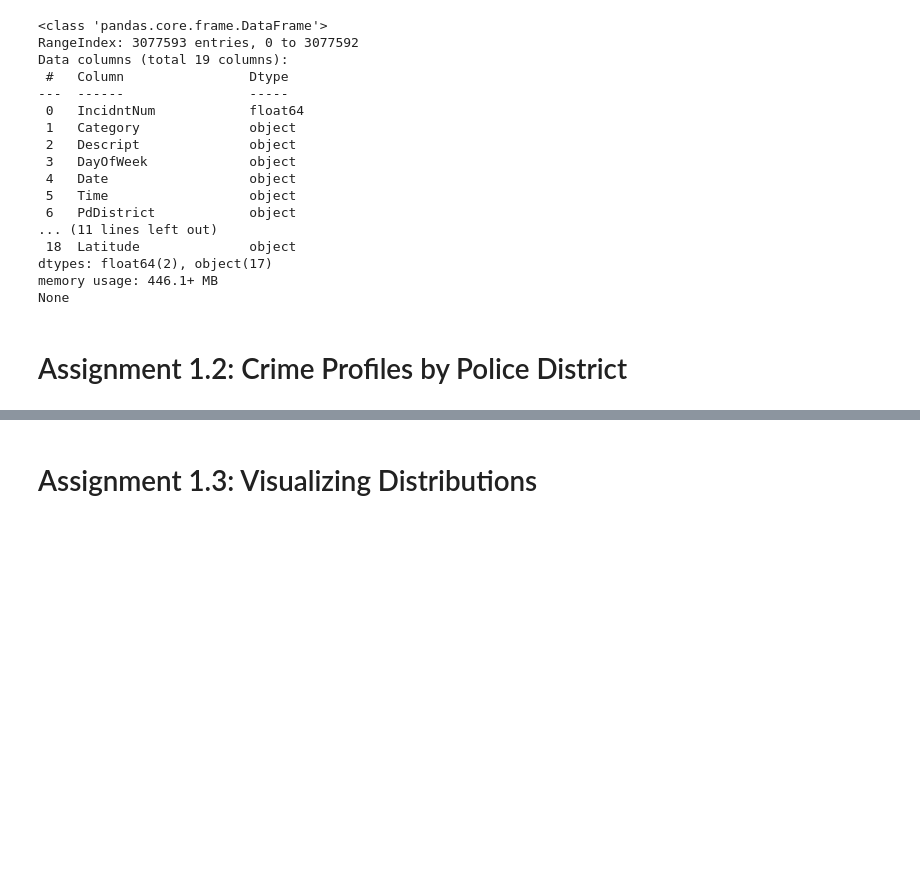
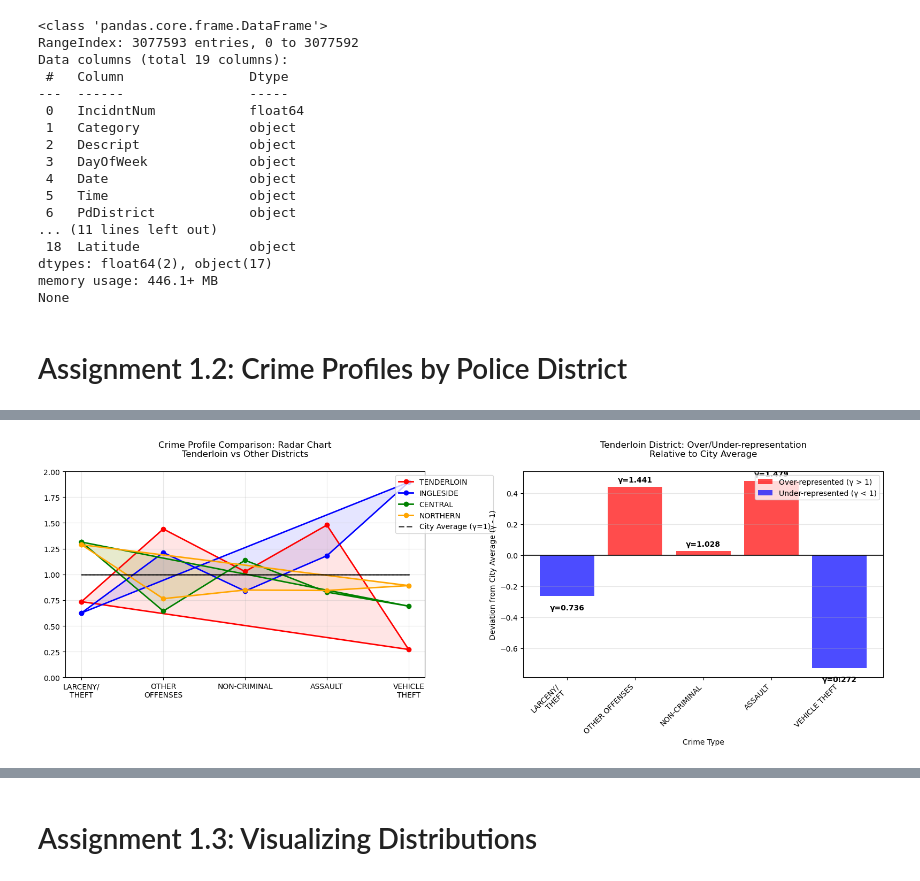
Before and after one commit to michmai/-02806-Social-Data-Analysis-and-Visualization, a Jupyter notebook: Assignment1.ipynb, the cells around one changed output, grey strips where cells are left out. Cells and saved outputs as stored; diff of their text form; code cells hidden in the pictures; blank space fills up the shorter version.

```diff
--- a/Assignment1.ipynb
+++ b/Assignment1.ipynb
@@ -73,0 +312,82 @@ None
+# %%
+# Detailed visualization comparing Tenderloin with city average and other notable districts
+fig, (ax1, ax2) = plt.subplots(1, 2, figsize=(16, 6))
+
+# 1. Radar chart comparing Tenderloin with city average
+import numpy as np
+
+# Select a few districts for comparison
+districts_to_compare = ['TENDERLOIN', 'INGLESIDE', 'CENTRAL', 'NORTHERN']
+crimes = personal_focus_crimes
+
+# Prepare data for radar chart
+angles = np.linspace(0, 2*np.pi, len(crimes), endpoint=False).tolist()
+angles += angles[:1]  # Complete the circle
+
+colors = ['red', 'blue', 'green', 'orange']
+
+for i, district in enumerate(districts_to_compare):
+    values = [gamma_matrix.loc[district, crime] for crime in crimes]
+    values += values[:1]  # Complete the circle
+
+    ax1.plot(angles, values, 'o-', linewidth=2, label=district, color=colors[i])
+    ax1.fill(angles, values, alpha=0.1, color=colors[i])
+
+# Add city average line (γ = 1)
+city_avg = [1] * (len(crimes) + 1)
+ax1.plot(angles, city_avg, 'k--', linewidth=2, alpha=0.7, label='City Average (γ=1)')
+
+ax1.set_xticks(angles[:-1])
+ax1.set_xticklabels([crime.replace('/', '/\n').replace(' ', '\n') for crime in crimes])
+ax1.set_ylim(0, 2)
+ax1.set_title('Crime Profile Comparison: Radar Chart\nTenderloin vs Other Districts', pad=20)
+ax1.legend(loc='upper right', bbox_to_anchor=(1.2, 1))
+ax1.grid(True, alpha=0.3)
+
+# 2. Bar chart showing Tenderloin's deviation from city average
+tenderloin_values = [gamma_matrix.loc['TENDERLOIN', crime] for crime in crimes]
+deviations = [val - 1 for val in tenderloin_values]  # Deviation from city average
+
+colors_bar = ['red' if dev > 0 else 'blue' for dev in deviations]
+bars = ax2.bar(range(len(crimes)), deviations, color=colors_bar, alpha=0.7)
+
+# Add value labels on bars
+for i, (bar, val, gamma_val) in enumerate(zip(bars, deviations, tenderloin_values)):
+    height = bar.get_height()
+    ax2.text(bar.get_x() + bar.get_width()/2., height + (0.02 if height > 0 else -0.05),
+             f'γ={gamma_val:.3f}', ha='center', va='bottom' if height > 0 else 'top',
+             fontweight='bold')
+
+ax2.axhline(y=0, color='black', linestyle='-', alpha=0.8)
+ax2.set_xlabel('Crime Type')
+ax2.set_ylabel('Deviation from City Average (γ - 1)')
+ax2.set_title('Tenderloin District: Over/Under-representation\nRelative to City Average', pad=20)
+ax2.set_xticks(range(len(crimes)))
+ax2.set_xticklabels([crime.replace('/', '/\n') for crime in crimes], rotation=45, ha='right')
+ax2.grid(axis='y', alpha=0.3)
+
+# Add legend
+from matplotlib.patches import Patch
+legend_elements = [Patch(facecolor='red', alpha=0.7, label='Over-represented (γ > 1)'),
+                   Patch(facecolor='blue', alpha=0.7, label='Under-represented (γ < 1)')]
+ax2.legend(handles=legend_elements, loc='upper right')
+
+plt.tight_layout()
+plt.show()
+
+# Additional statistics for Tenderloin
+print("TENDERLOIN DISTRICT - Detailed Analysis:")
+print("=" * 50)
+print("Conditional crime profile (γ values):")
+for crime in personal_focus_crimes:
+    gamma_val = gamma_matrix.loc['TENDERLOIN', crime]
+    deviation = ((gamma_val - 1) * 100)
+    status = "OVER" if gamma_val > 1 else "UNDER"
+    print(f"{crime:15}: γ = {gamma_val:.3f} ({status}-represented by {abs(deviation):5.1f}%)")
+
+print(f"\nOverall profile deviation from city average:")
+mean_abs_deviation = np.mean(np.abs([gamma_matrix.loc['TENDERLOIN', crime] - 1 for crime in personal_focus_crimes]))
+print(f"Mean absolute deviation: {mean_abs_deviation:.3f}")
+print(f"This makes Tenderloin {'more' if mean_abs_deviation > 0.2 else 'less'} distinctive than average")
+# %% [output]
+[figure, added]
```
Also changed, not shown: parts of 8 cells of this notebook.
